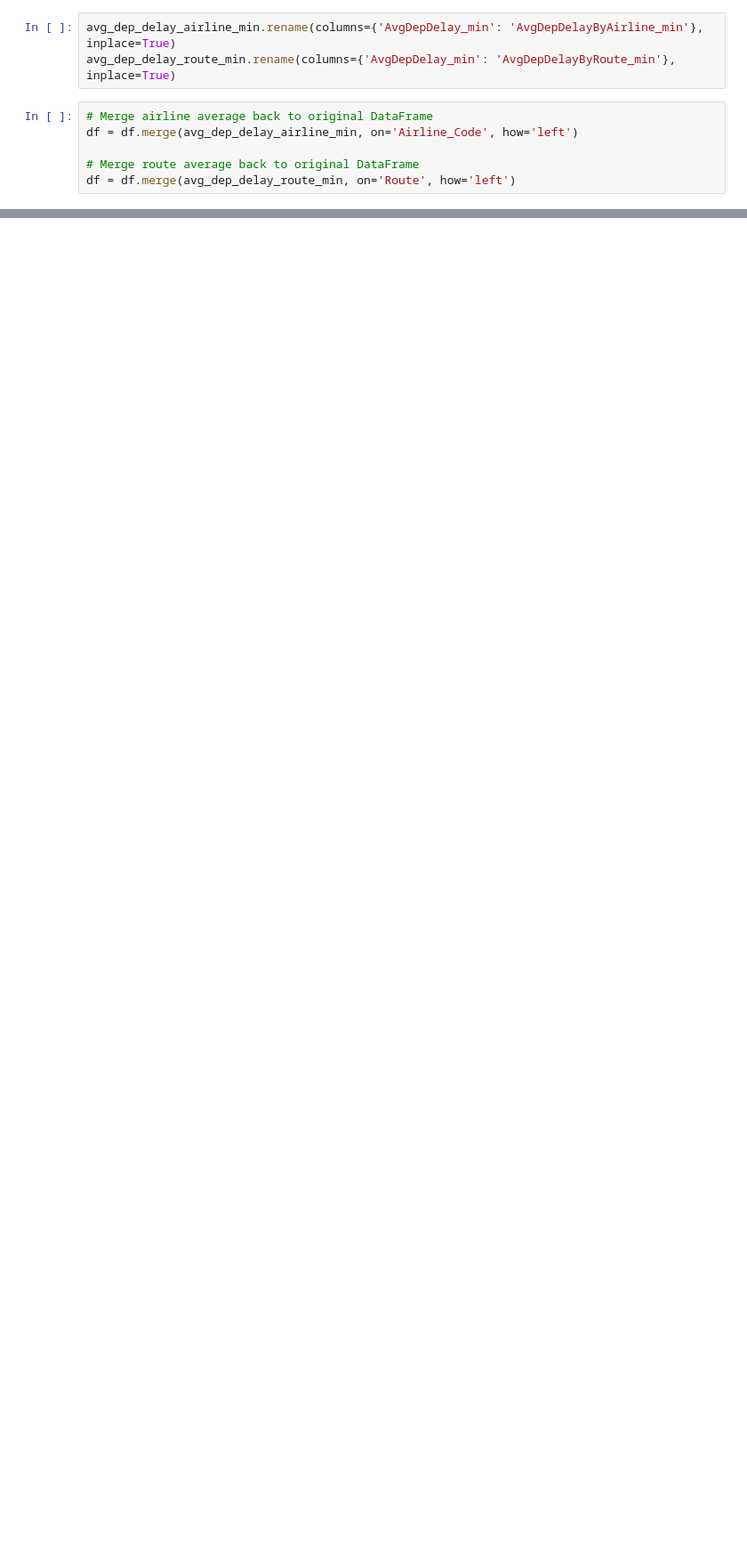
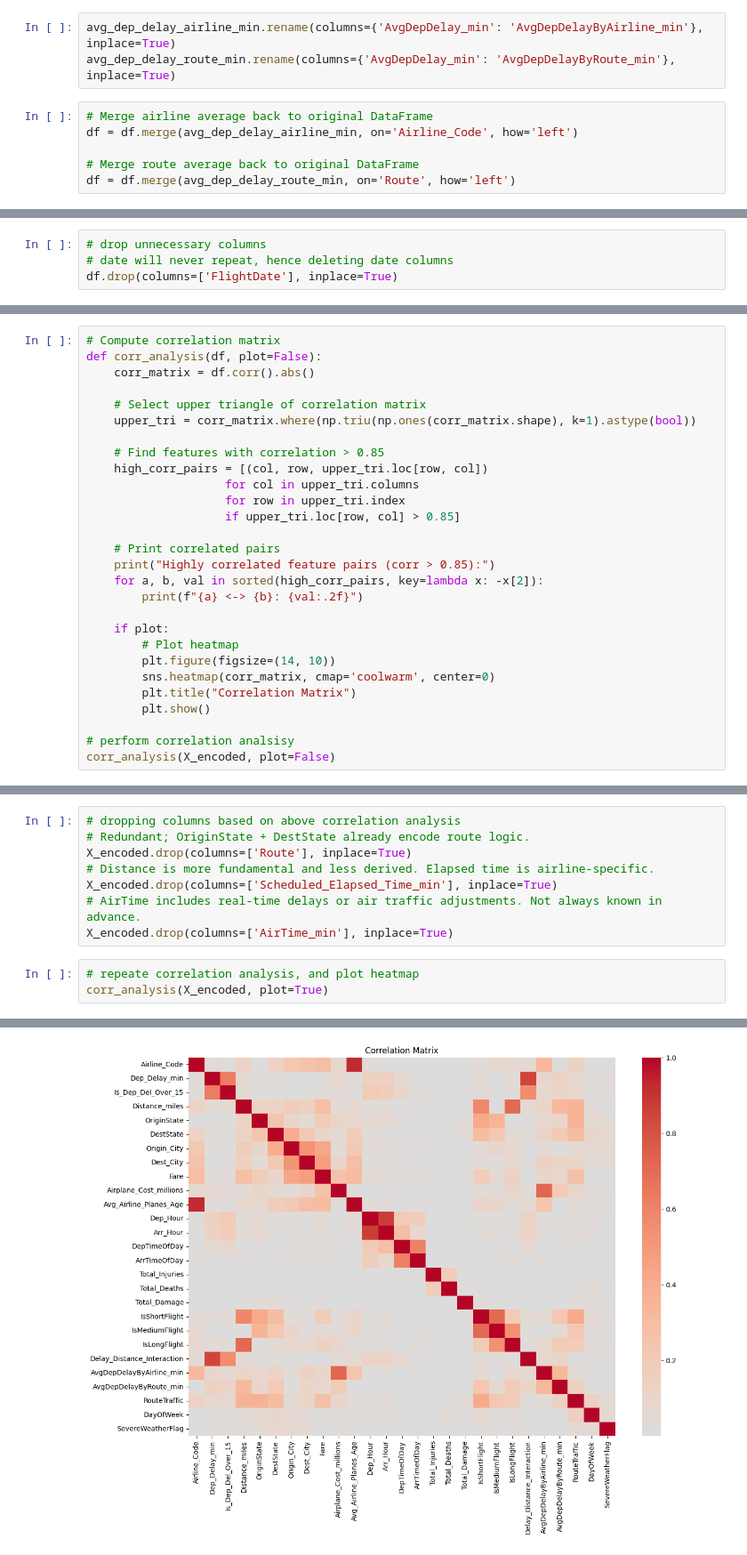
Before and after one commit to harshgupta6789/cap5771sp25-project, a Jupyter notebook: Scripts/feature_engineering.ipynb, the cells around one changed output, grey strips where cells are left out. Shown at 89% size. Drawn from its saved outputs; the diff is of its cells as text; blank space fills up the shorter version.

Commit message:
Feature selection and Model training done

```diff
--- a/Scripts/feature_engineering.ipynb
+++ b/Scripts/feature_engineering.ipynb
@@ -304,3 +305,7 @@ df = df.merge(avg_dep_delay_route_min, on='Route', how='left')
+# %%
+# drop unnecessary columns
+# date will never repeat, hence deleting date columns
+df.drop(columns=['FlightDate'], inplace=True)
 # %%
 df.dtypes
 # %% [output]
@@ -497,0 +348,28 @@ Index(['FlightDate', 'If_Dep_Del_Over_15', 'Actual_Arr_Time_hhmm',
+# %%
+# Compute correlation matrix
+def corr_analysis(df, plot=False):
+    corr_matrix = df.corr().abs()
+
+    # Select upper triangle of correlation matrix
+    upper_tri = corr_matrix.where(np.triu(np.ones(corr_matrix.shape), k=1).astype(bool))
+
+    # Find features with correlation > 0.85
+    high_corr_pairs = [(col, row, upper_tri.loc[row, col])
+                    for col in upper_tri.columns
+                    for row in upper_tri.index
+                    if upper_tri.loc[row, col] > 0.85]
+
+    # Print correlated pairs
+    print("Highly correlated feature pairs (corr > 0.85):")
+    for a, b, val in sorted(high_corr_pairs, key=lambda x: -x[2]):
+        print(f"{a} <-> {b}: {val:.2f}")
+
+    if plot:
+        # Plot heatmap
+        plt.figure(figsize=(14, 10))
+        sns.heatmap(corr_matrix, cmap='coolwarm', center=0)
+        plt.title("Correlation Matrix")
+        plt.show()
+
+# perform correlation analsisy
+corr_analysis(X_encoded, plot=False)
@@ -497,0 +385,12 @@ Index(['FlightDate', 'If_Dep_Del_Over_15', 'Actual_Arr_Time_hhmm',
+# %%
+# dropping columns based on above correlation analysis
+# Redundant; OriginState + DestState already encode route logic.
+X_encoded.drop(columns=['Route'], inplace=True)
+# Distance is more fundamental and less derived. Elapsed time is airline-specific.
+X_encoded.drop(columns=['Scheduled_Elapsed_Time_min'], inplace=True)
+# AirTime includes real-time delays or air traffic adjustments. Not always known in advance.
+X_encoded.drop(columns=['AirTime_min'], inplace=True)
+# %%
+# repeate correlation analysis, and plot heatmap
+corr_analysis(X_encoded, plot=True)
+# %% [output]
@@ -497,0 +401 @@ Index(['FlightDate', 'If_Dep_Del_Over_15', 'Actual_Arr_Time_hhmm',
+[figure, added]
```
Also changed, not shown: parts of 80 cells of this notebook, 1 other file.
